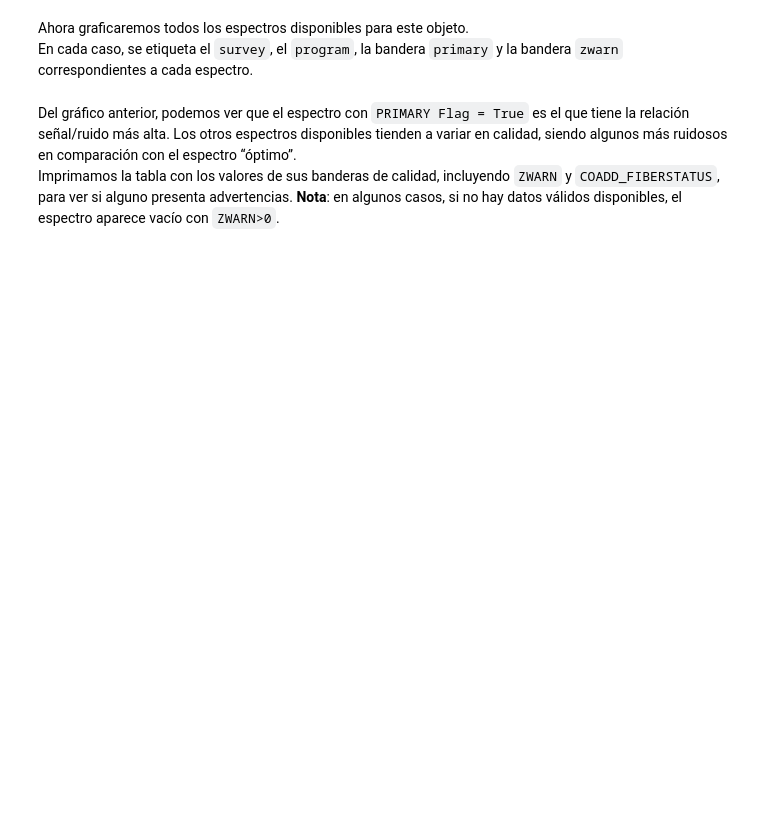
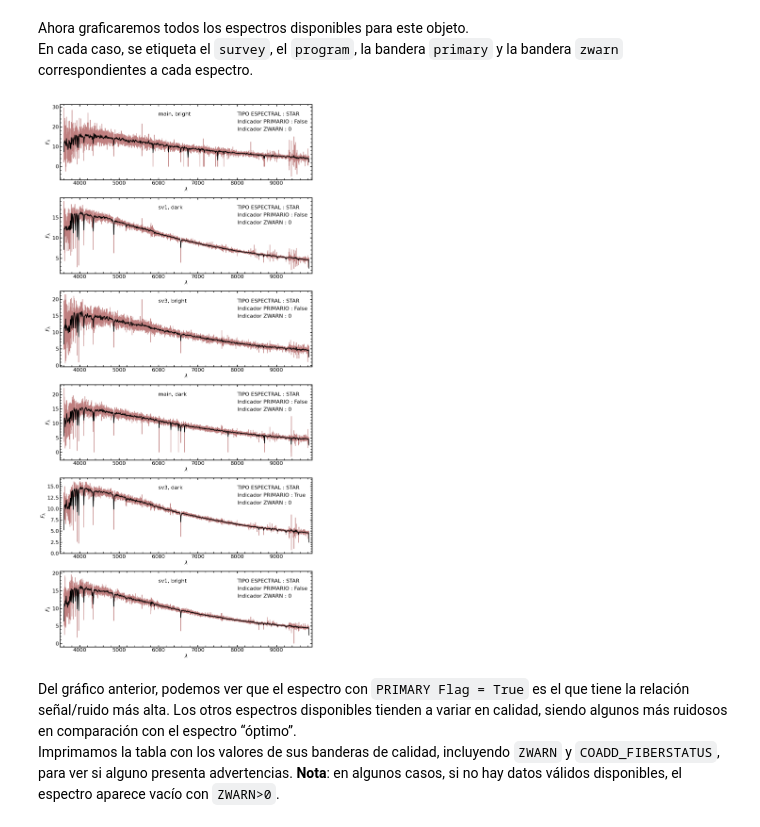
Before and after one commit to astro-datalab/notebooks-latest-es, a Jupyter notebook: 03_EjemplosDeCiencia/DESI/01_Intro_a_DESI_DR1.ipynb, the cells around one changed output. Cells and saved outputs as stored; diff of their text form; code cells hidden in the pictures; blank space fills up the shorter version.

```diff
--- a/03_EjemplosDeCiencia/DESI/01_Intro_a_DESI_DR1.ipynb
+++ b/03_EjemplosDeCiencia/DESI/01_Intro_a_DESI_DR1.ipynb
@@ -478,31 +591,33 @@ En cada caso, se etiqueta el `survey`, el `program`, la bandera `primary` y la b
 # %%
 # Número de espectros
 n = len(records)
 
 fig, ax = plt.subplots(n, 1, figsize = (12,(4*n)))
 
 for jj in range(n):
     survey = records[jj].survey
     program = records[jj].program
     spectype = records[jj].spectype
     primary_flag = records[jj].specprimary
     zwarn_flag = records[jj].redshift_warning
 
     lam = records[jj].wavelength
     flam = records[jj].flux
 
     # Graficar el espectro combinado en color vinotinto
     ax[jj].plot(lam, flam, color = 'maroon', alpha = 0.5)
     # Graficando encima el espetro suavizado
     ax[jj].plot(lam, convolve(flam, Gaussian1DKernel(5)), color = 'k', lw = 2.0)
     ax[jj].set(xlim = [3500, 9900], xlabel = r'$\lambda$', ylabel = r'$F_{\lambda}$')
     trans = ax[jj].get_xaxis_transform()
     ax[jj].annotate(f'{survey}, {program}', xy = (6000, 0.85), xycoords = trans, fontsize = 16)
-    ax[jj].annotate(f'SPECTYPE : {spectype}', xy = (8000, 0.85), xycoords = trans, fontsize = 16)
-    ax[jj].annotate(f'PRIMARY Flag : {primary_flag}', xy = (8000, 0.75), xycoords = trans, fontsize = 16)
-    ax[jj].annotate(f'ZWARN Flag : {zwarn_flag}', xy = (8000, 0.65), xycoords = trans, fontsize = 16)
+    ax[jj].annotate(f'TIPO ESPECTRAL : {spectype}', xy = (8000, 0.85), xycoords = trans, fontsize = 16)
+    ax[jj].annotate(f'Indicador PRIMARIO : {primary_flag}', xy = (8000, 0.75), xycoords = trans, fontsize = 16)
+    ax[jj].annotate(f'Indicador ZWARN : {zwarn_flag}', xy = (8000, 0.65), xycoords = trans, fontsize = 16)
 
 plt.tight_layout()
+# %% [output]
+[figure, added]
 # %% [markdown]
 Del gráfico anterior, podemos ver que el espectro con `PRIMARY Flag = True` es el que tiene la relación señal/ruido más alta. Los otros espectros disponibles tienden a variar en calidad, siendo algunos más ruidosos en comparación con el espectro “óptimo”.
 Imprimamos la tabla con los valores de sus banderas de calidad, incluyendo `ZWARN` y `COADD_FIBERSTATUS`, para ver si alguno presenta advertencias. **Nota**: en algunos casos, si no hay datos válidos disponibles, el espectro aparece vacío con `ZWARN>0`.
```
Also changed, not shown: parts of 24 cells of this notebook, 5 other files.
